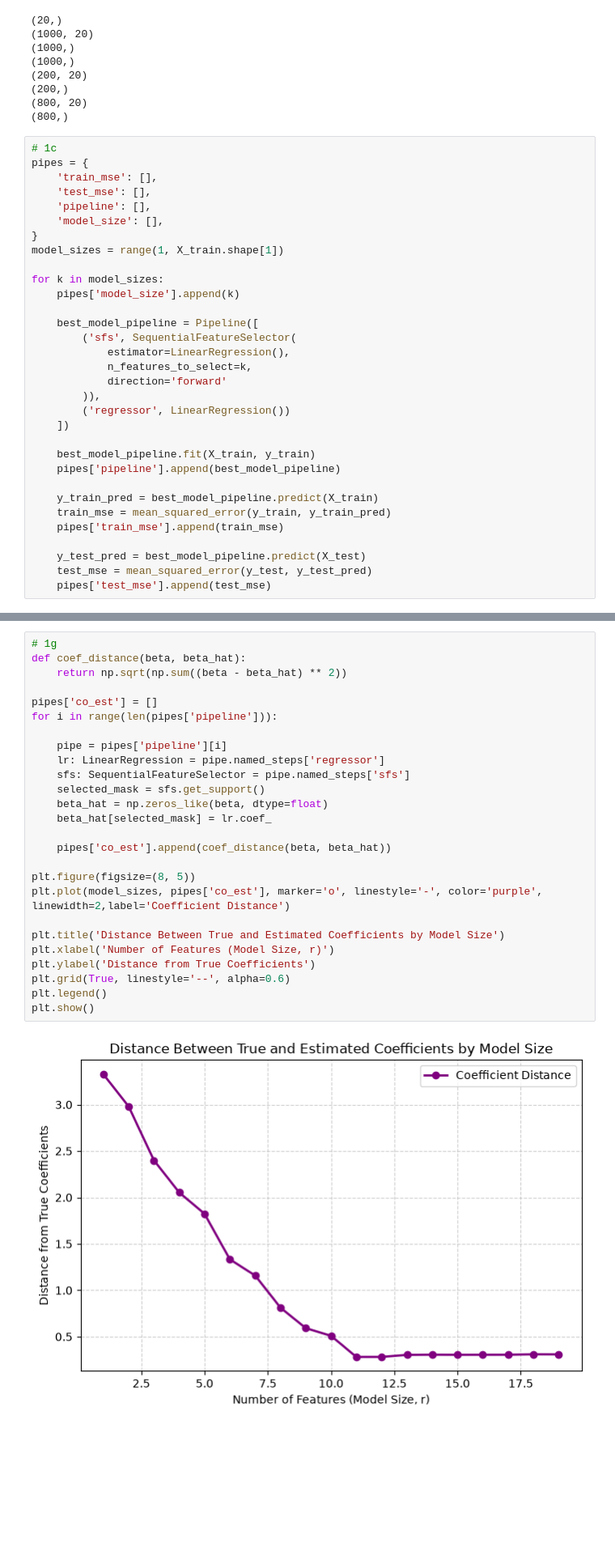
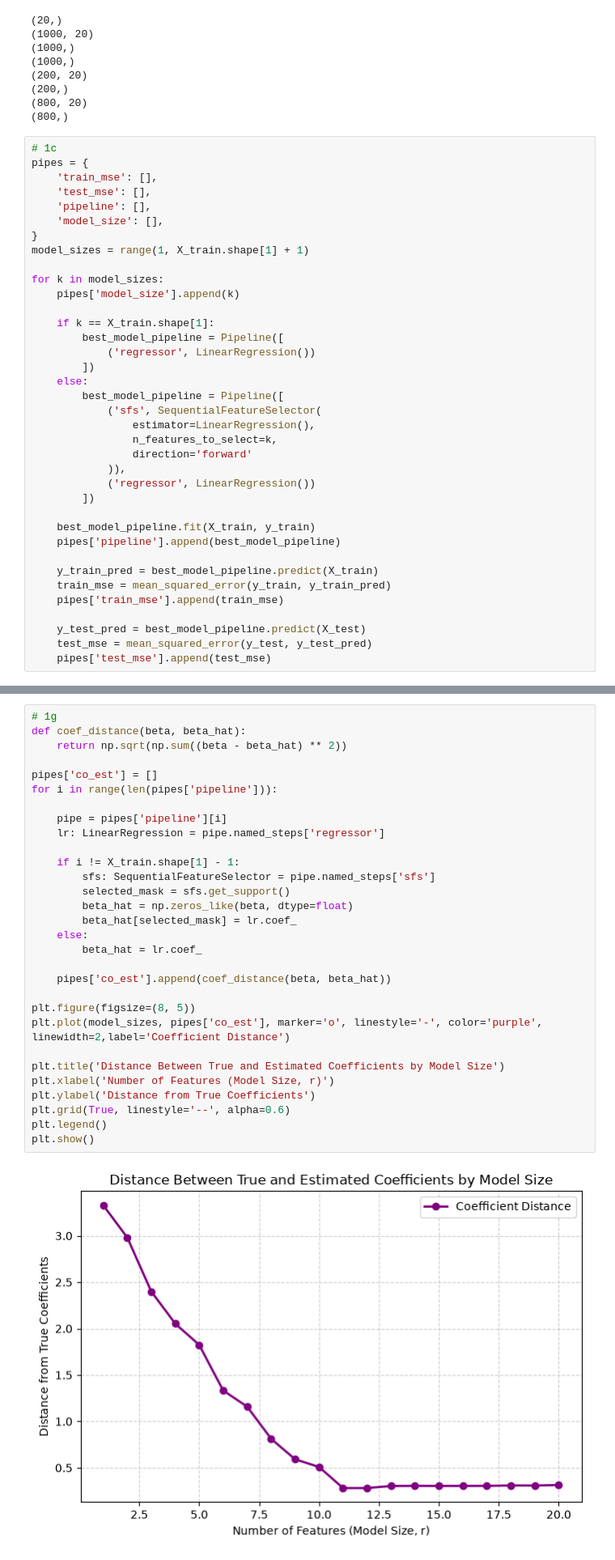
Before and after one commit to davidgraymi/CS598-PSL-MP2, a Jupyter notebook: main.ipynb, the cells around one changed output, grey strips where cells are left out. Shown at 81% size. Drawn from its saved outputs; the diff is of its cells as text; blank space fills up the shorter version.

```diff
--- a/main.ipynb
+++ b/main.ipynb
@@ -55,19 +56,24 @@ pipes = {
     'pipeline': [],
     'model_size': [],
 }
-model_sizes = range(1, X_train.shape[1])
+model_sizes = range(1, X_train.shape[1] + 1)
 
 for k in model_sizes:
     pipes['model_size'].append(k)
 
-    best_model_pipeline = Pipeline([
-        ('sfs', SequentialFeatureSelector(
-            estimator=LinearRegression(),
-            n_features_to_select=k,
-            direction='forward'
-        )),
-        ('regressor', LinearRegression())
-    ])
+    if k == X_train.shape[1]:
+        best_model_pipeline = Pipeline([
+            ('regressor', LinearRegression())
+        ])
+    else:
+        best_model_pipeline = Pipeline([
+            ('sfs', SequentialFeatureSelector(
+                estimator=LinearRegression(),
+                n_features_to_select=k,
+                direction='forward'
+            )),
+            ('regressor', LinearRegression())
+        ])
 
     best_model_pipeline.fit(X_train, y_train)
     pipes['pipeline'].append(best_model_pipeline)
@@ -160,31 +168,35 @@ The coefficient does not add to the model in any way.
 # %%
 # 1g
 def coef_distance(beta, beta_hat):
     return np.sqrt(np.sum((beta - beta_hat) ** 2))
 
 pipes['co_est'] = []
 for i in range(len(pipes['pipeline'])):
 
     pipe = pipes['pipeline'][i]
     lr: LinearRegression = pipe.named_steps['regressor']
-    sfs: SequentialFeatureSelector = pipe.named_steps['sfs']
-    selected_mask = sfs.get_support()
-    beta_hat = np.zeros_like(beta, dtype=float)
-    beta_hat[selected_mask] = lr.coef_
+
+    if i != X_train.shape[1] - 1:
+        sfs: SequentialFeatureSelector = pipe.named_steps['sfs']
+        selected_mask = sfs.get_support()
+        beta_hat = np.zeros_like(beta, dtype=float)
+        beta_hat[selected_mask] = lr.coef_
+    else:
+        beta_hat = lr.coef_
 
     pipes['co_est'].append(coef_distance(beta, beta_hat))
 
 plt.figure(figsize=(8, 5))
 plt.plot(model_sizes, pipes['co_est'], marker='o', linestyle='-', color='purple', linewidth=2,label='Coefficient Distance')
 
 plt.title('Distance Between True and Estimated Coefficients by Model Size')
 plt.xlabel('Number of Features (Model Size, r)')
 plt.ylabel('Distance from True Coefficients')
 plt.grid(True, linestyle='--', alpha=0.6)
 plt.legend()
 plt.show()
 # %% [output]
-[figure, old version]
+[figure, new version]
 # %% [markdown]
 The distance of the modeled coefficients to the true coefficients starts high and steadly decreases as the number of features approaches what I have found to be the best number of features for this model (11). After we reach the best number of features the distance slightly rebounds, but it's minimal. This is because of how the matrix-vector dot product works which I explained earlier. Before 11 features the model is missing information and cannot successfully create an accurate model. After 11 features the model has extra coefficients so the information is captured but the extra coefficients slightly perturb the distance and results.
 
```
Also changed, not shown: parts of 14 cells of this notebook.
